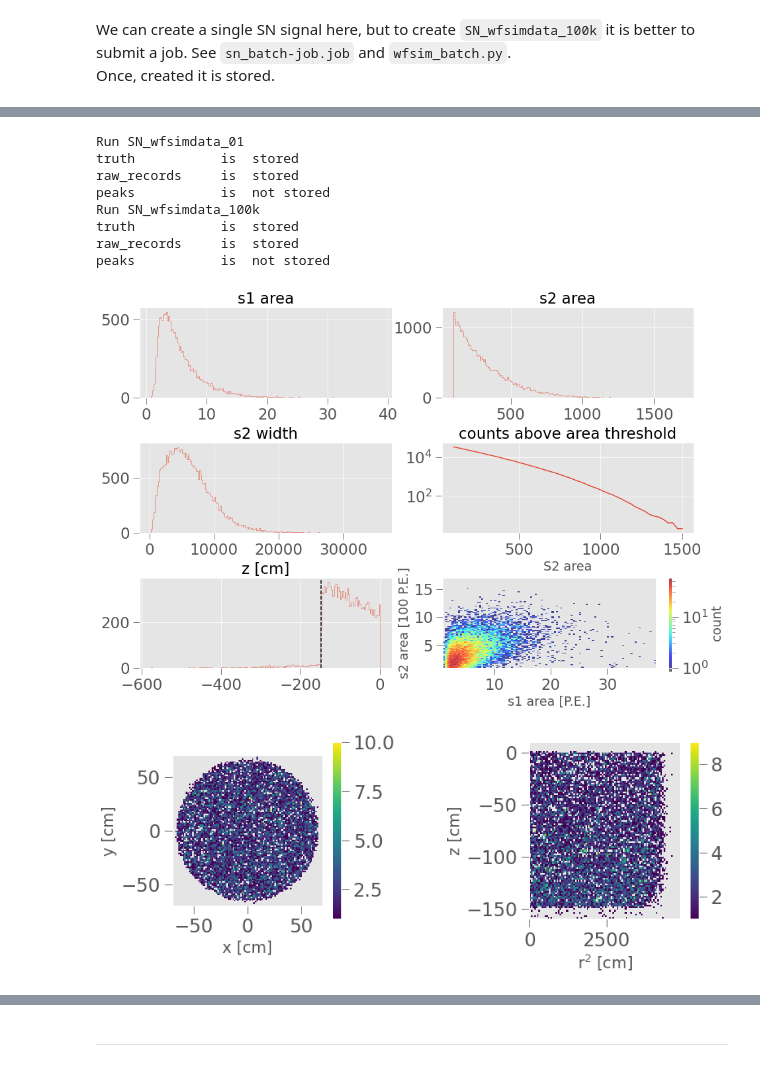
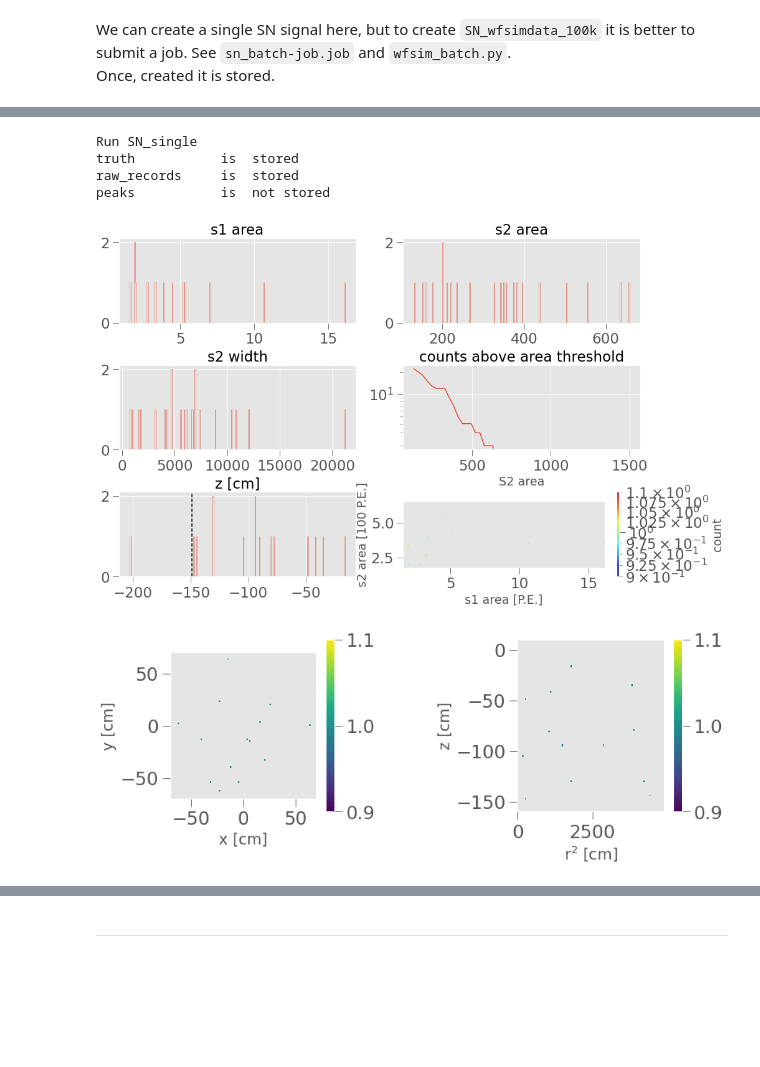
Before and after one commit to XENONnT/multimessenger, a Jupyter notebook: notebooks/WFSim_SN-signal/Supernova_Signal-WFSim.ipynb, the cells around one changed output, grey strips where cells are left out. Saved outputs shown, nothing was run; the diff lists cells and outputs as text; code cells hidden in the pictures; blank space fills up the shorter version.

Commit message:
update wfsim notebook

```diff
--- a/notebooks/WFSim_SN-signal/Supernova_Signal-WFSim.ipynb
+++ b/notebooks/WFSim_SN-signal/Supernova_Signal-WFSim.ipynb
@@ -157,0 +203,16 @@ Once, created it is stored.
+# %%
+import os
+
+st = straxen.contexts.xenonnt_simulation(
+            wfsim_registry='RawRecordsFromFaxNT',
+            cmt_run_id_sim="026000",
+            cmt_run_id_proc="026000",
+            cmt_version='global_v7',
+            fax_config='/home/melih/software/private_nt_aux_files/sim_files/fax_config_nt_sr0_v0.json',
+            overwrite_from_fax_file_sim=True,
+            overwrite_from_fax_file_proc=True,
+            output_folder=sn.config["wfsim"]["strax_data_path"])
+
+# st = cutax.contexts.xenonnt_sim_SR0v0_cmt_v7(output_folder=f'{sn.config["wfsim"]["strax_data_path"]}')
+single_SN_path = os.path.join(sn.config["wfsim"]["instruction_path"], "SN_wfsim_instructions_single.csv")
+st.set_config(dict(fax_file=single_SN_path))
@@ -157,0 +238,6 @@ Once, created it is stored.
+# %%
+run_id = "SN_single"
+
+truth = st.get_df(run_id,'truth')
+peak_basics = st.get_df(run_id, 'peak_basics')
+event_info = st.get_df(run_id, 'event_info')
@@ -158,35 +251,21 @@ Once, created it is stored.
 # %%
-st = cutax.contexts.xenonnt_sim_SR0v0_cmt_v5(output_folder=f'{config["wfsim"]["strax_data_path"]}')
-st.set_config(dict(fax_config_override=dict(field_distortion_on=False)))
-st.set_config(dict(fax_file=f'{config["wfsim"]["instruction_path"]}SN_wfsim_instructions_single.csv'))
-rid = 'SN_wfsimdata_01'
-rid_100k = 'SN_wfsimdata_100k'
-for run in [rid, rid_100k]:
+for run in [run_id]:
     click.secho(f'Run {run}', fg='blue')
     for kind in ['truth', 'raw_records', 'peaks']:
         click.echo(f'{kind:15s} is {click.style(" stored ", bold=True, bg="green") if st.is_stored(run, kind) else click.style(" not stored ",bold=True,bg="red")}')
 # %% [output]
-Run SN_wfsimdata_01
+Run SN_single
 truth           is  stored
 raw_records     is  stored
 peaks           is  not stored
-Run SN_wfsimdata_100k
-truth           is  stored
-raw_records     is  stored
-peaks           is  not stored
-# %%
-df = st.get_df(rid_100k,'event_info')
-truth = st.get_df(rid_100k,'truth')
-peak_basics = st.get_df(rid_100k, 'peak_basics')
-event_info = st.get_df(rid_100k, 'event_info')
 # %%
-sn_utils_plots.quality_plot(event_info)
+sn.sn_utils_plots.quality_plot(event_info)
 # %% [output]
-[figure, old version]
+[figure, new version]
 # %%
-sn_utils_plots.plot_xy_rz(event_info)
+sn.sn_utils_plots.plot_xy_rz(event_info)
 # %% [output]
-[figure, old version]
+[figure, new version]
 # %%
 # st.data_info('event_info')['Field name'].values
 # %%
```
Also changed, not shown: parts of 37 cells of this notebook.
